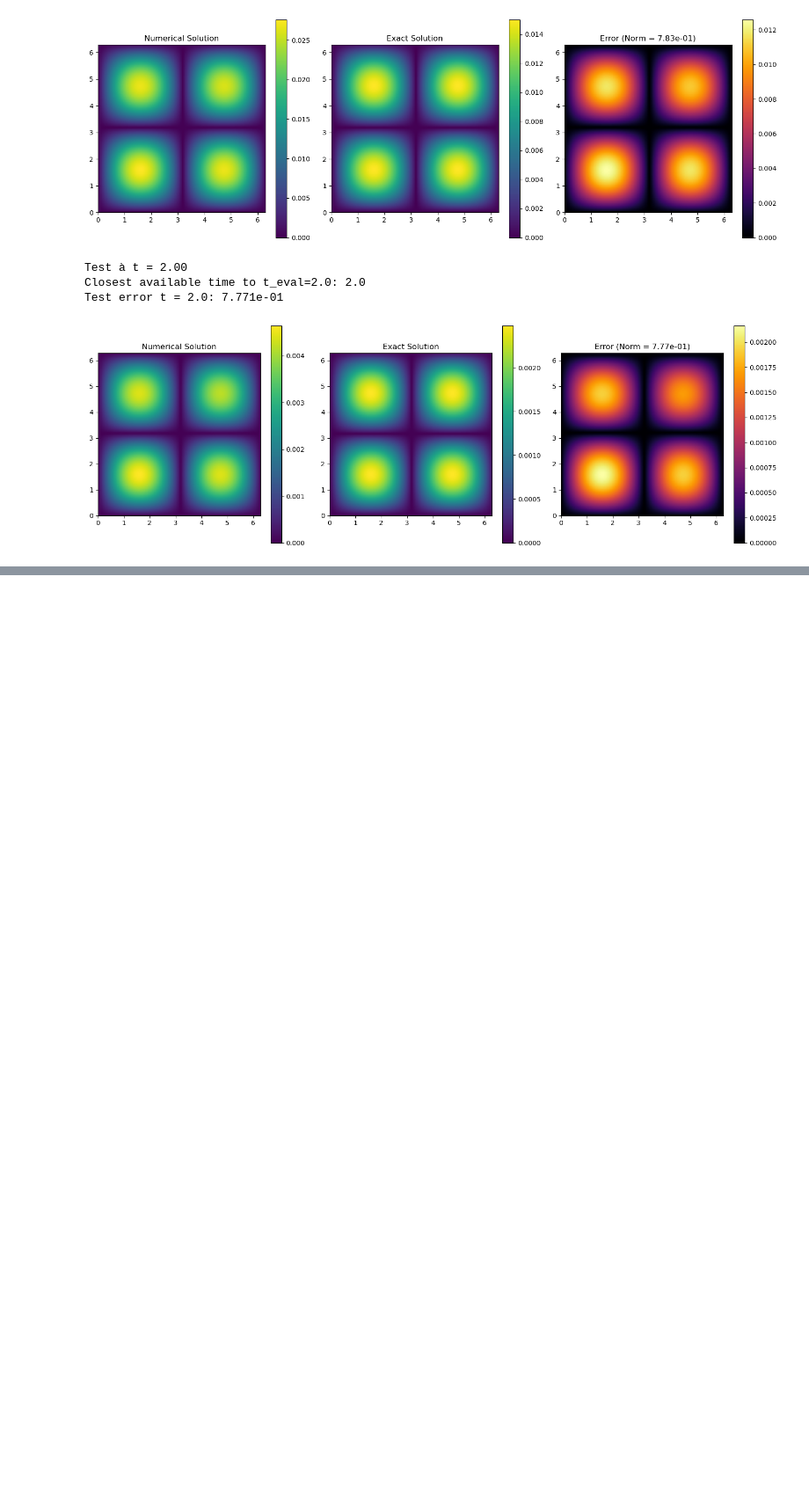
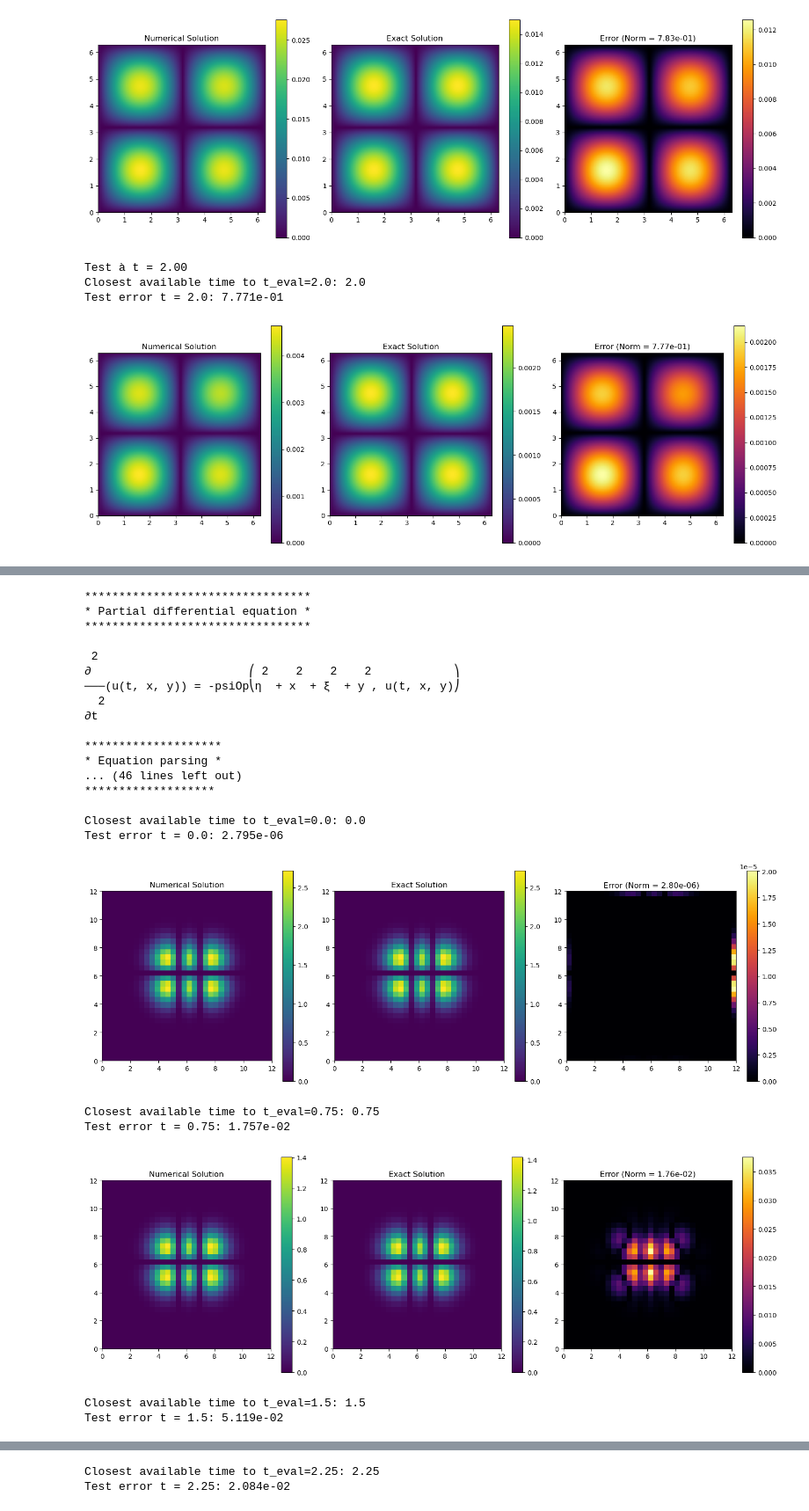
Before and after one commit to phbillet/pdesolver, a Jupyter notebook: PDESolver_tester_Dirichlet_2D.ipynb, the cells around one changed output, grey strips where cells are left out. Shown at 88% size. Saved outputs shown, nothing was run; the diff lists cells and outputs as text; code cells hidden in the pictures; blank space fills up the shorter version.

```diff
--- a/PDESolver_tester_Dirichlet_2D.ipynb
+++ b/PDESolver_tester_Dirichlet_2D.ipynb
@@ -186,0 +189,78 @@ Test error t = 2.0: 7.771e-01
+# %%
+# === Symbols ===
+t, x, y, xi, eta = symbols('t x y xi eta', real=True)
+u = Function('u')
+
+# === 2D Symbol: x² + y² + ξ² + η²
+p_expr = x**2 + y**2 + xi**2 + eta**2
+equation = Eq(diff(u(t,x,y), t, 2), -psiOp(p_expr, u(t,x,y)))
+
+# === Solver Creation
+solver = PDESolver(equation)
+
+# === Parameters
+Lx = 12.0
+Nx = 32
+Lt = 3.0
+Nt = 100
+n = 1  # order in x
+m = 2  # order in y
+lambda_nm = 2*n + 2*m + 2
+
+# === Initial Condition
+def initial_condition(x, y):
+    return eval_hermite(n, x) * eval_hermite(m, y) * np.exp(-(x**2 + y**2)/2)
+
+# === Initial Velocity Zero
+def initial_velocity(x, y):
+    return 0.0 * x * y
+
+# === Exact Solution
+def u_exact(x, y, t):
+    return np.cos(np.sqrt(lambda_nm) * t) * initial_condition(x, y)
+
+# === Setup
+solver.setup(
+    Lx=Lx,
+    Nx=Nx,
+    Ly=Lx,
+    Ny=Nx,
+    Lt=Lt,
+    Nt=Nt,
+    boundary_condition='dirichlet',
+    initial_condition=initial_condition,
+    initial_velocity=initial_velocity
+)
+
+# === Solving
+solver.solve()
+
+# === Validation
+n_test = 4
+for i in range(n_test + 1):
+    t_eval = i * Lt / n_test
+    solver.test(u_exact=u_exact, t_eval=t_eval, threshold=6e-2, component='abs')
+# %% [output]
+*********************************
+* Partial differential equation *
+*********************************
+
+ 2
+∂                       ⎛ 2    2    2    2            ⎞
+───(u(t, x, y)) = -psiOp⎝η  + x  + ξ  + y , u(t, x, y)⎠
+  2
+∂t
+
+********************
+* Equation parsing *
+... (46 lines left out)
+*******************
+
+Closest available time to t_eval=0.0: 0.0
+Test error t = 0.0: 2.795e-06
+[figure, added]
+Closest available time to t_eval=0.75: 0.75
+Test error t = 0.75: 1.757e-02
+[figure, added]
+Closest available time to t_eval=1.5: 1.5
+Test error t = 1.5: 5.119e-02
@@ -186,0 +268,2 @@ Test error t = 2.0: 7.771e-01
+Closest available time to t_eval=2.25: 2.25
+Test error t = 2.25: 2.084e-02
```
Also changed, not shown: parts of 2 cells of this notebook, 3 other files.
